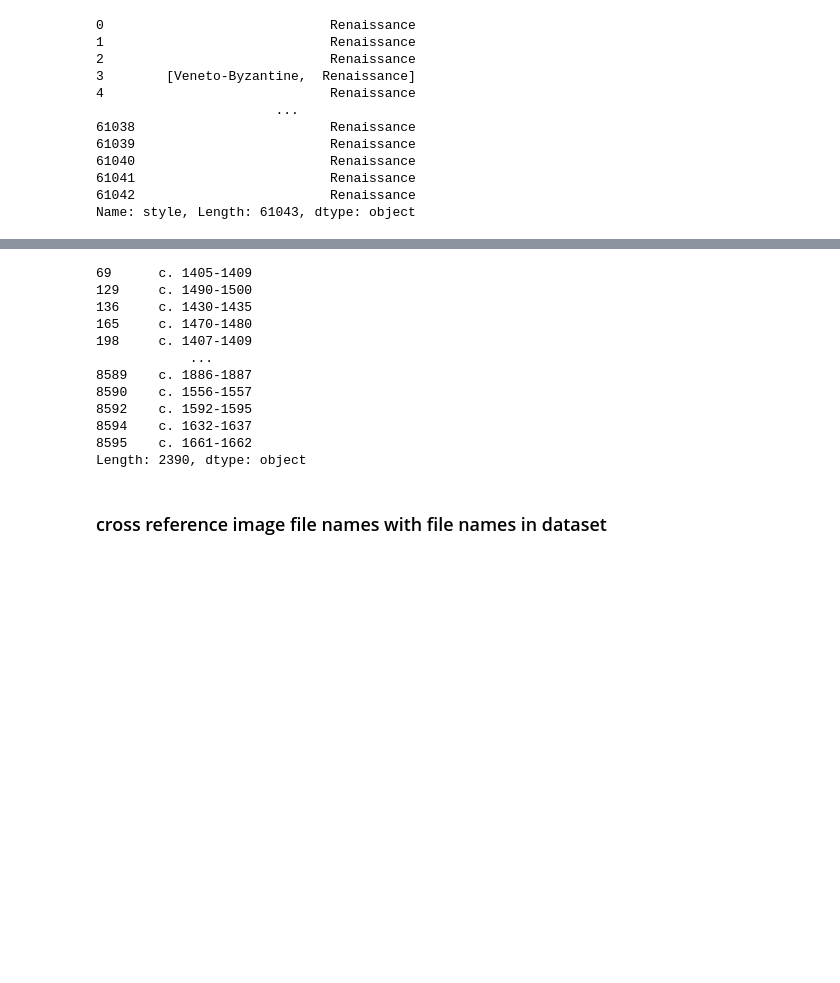
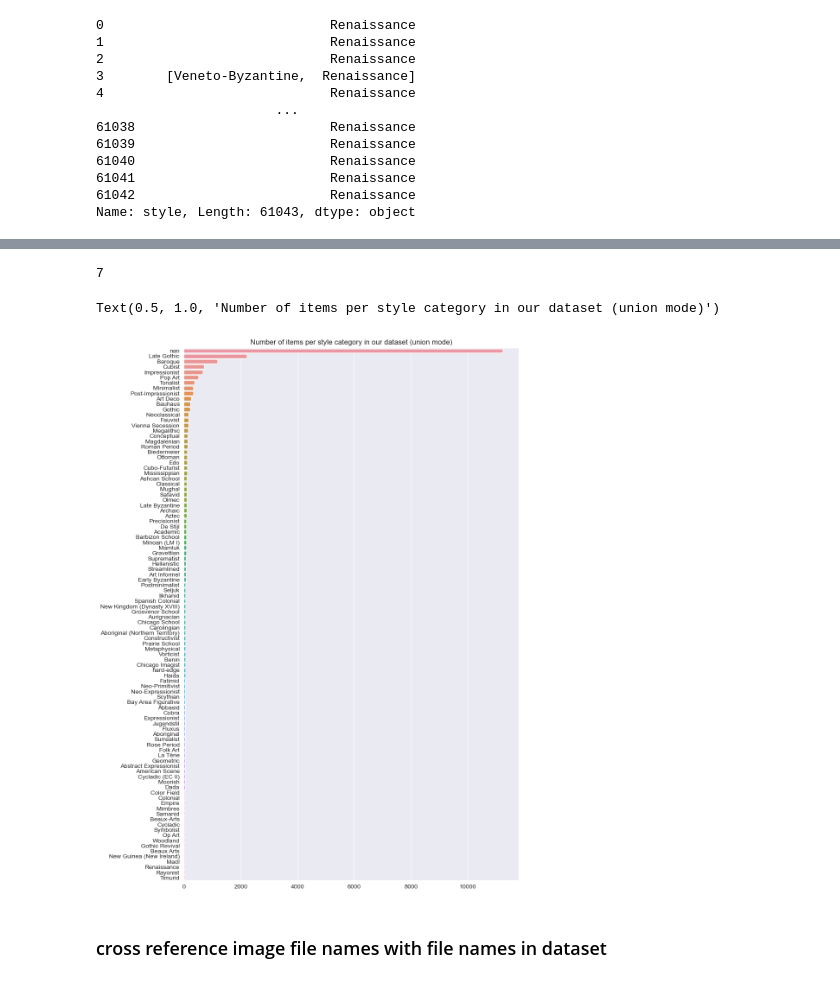
Before and after one commit to shahbazmansahia/VRL_DB_Proj_Backup, a Jupyter notebook: NN_VRL_DB.ipynb, the cells around one changed output, grey strips where cells are left out. Cells and saved outputs as stored; diff of their text form; code cells hidden in the pictures; blank space fills up the shorter version.

```diff
--- a/NN_VRL_DB.ipynb
+++ b/NN_VRL_DB.ipynb
@@ -333,9 +332,28 @@ Name: style, Length: 61043, dtype: object
 ## convert data style values into count-tuples/maps where the key value is the style and the paired number indicates
 ## its respective count in the dataset
 counter = 0
+styles = dict()
 for i in true_styles_exclusive:
+
     if type(i) == list:
-        counter += 1
+        #counter += 1
+        for j in i:
+            if not(j in styles):
+                styles[j.strip()] = 1
+            else:
+                styles[j.strip()] = styles[j.strip()] + 1
 
-print ('counter: ', counter)
+
+    else:
+        if not(i in styles):
+            str().strip()
+            styles[i.strip()] = 1
+        else:
+            styles[i.strip()] = styles[i.strip()] + 1
+#styles
+
+styles = pd.Series(styles);
+styles = styles.sort_values(ascending  = False)
+styles
+#print ('counter: ', counter)
 # %% [output]
@@ -363,0 +372,31 @@ plt.title('Number of items in each work style category')
+# %%
+#len(styles)
+#counter = 0
+#for k, v in styles.items():
+    #if v <=1:
+    #    counter += 1;
+    #    print (k, ": ", v, '\n')
+    #if v > 1:
+    #    counter += 1;
+        #print (k, ": ", v, '\n')
+
+#counter
+styles.values[199]
+# %% [output]
+7
+# %%
+sns.set_style('darkgrid')
+# to limit number of items on graph to make it legible
+upper_limiter = 0; # omitting 'nan' values; they are the most common; maybe use for testing??
+lower_limiter = 100;
+
+
+## plotting a graph of styles in our dataset
+
+plt.figure(figsize = (10, 16))
+#sns.barplot(y = df['works::work_style'].value_counts().index, x = df['works::work_style'].value_counts().values)
+sns.barplot(y = styles.keys()[upper_limiter:lower_limiter], x = styles.values[upper_limiter: lower_limiter])
+plt.title('Number of items per style category in our dataset (union mode)')
+# %% [output]
+Text(0.5, 1.0, 'Number of items per style category in our dataset (union mode)')
+[figure, added]
@@ -364,18 +405,5 @@ plt.title('Number of items in each work style category')
 # %%
-pd.Series(df['date'].value_counts().index)[(pd.Series(df['date'].value_counts().index)).apply(lambda x: len(x) == 12)]
+#pd.Series(df['date'].value_counts().index)[(pd.Series(df['date'].value_counts().index)).apply(lambda x: len(x) == 12)]
-# %% [output]
-69      c. 1405-1409
-129     c. 1490-1500
-136     c. 1430-1435
-165     c. 1470-1480
-198     c. 1407-1409
-            ...
-8589    c. 1886-1887
-8590    c. 1556-1557
-8592    c. 1592-1595
-8594    c. 1632-1637
-8595    c. 1661-1662
-Length: 2390, dtype: object
 # %% [markdown]
 ### cross reference image file names with file names in dataset
 # %%
```
Also changed, not shown: parts of 13 cells of this notebook.
